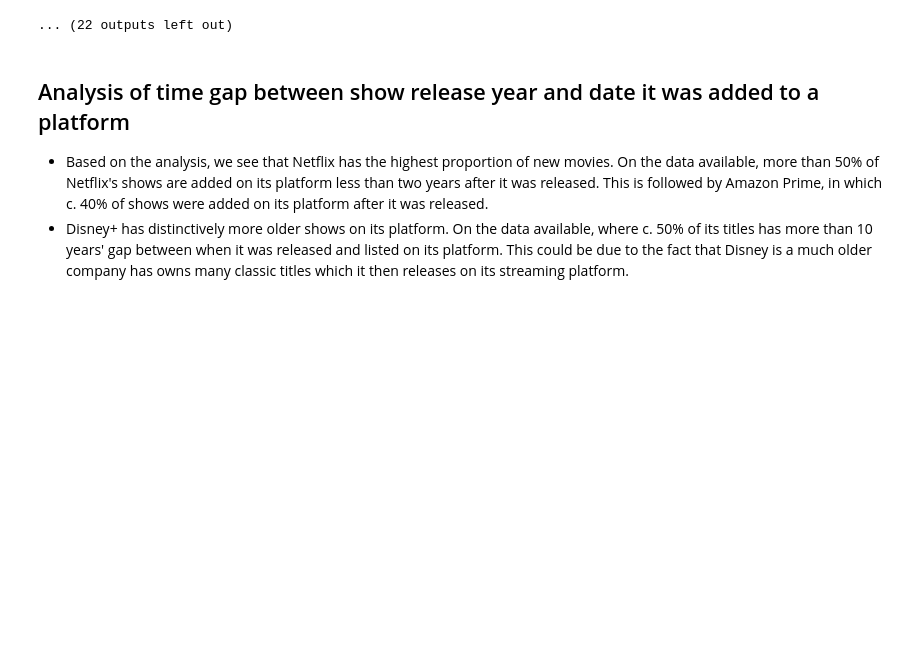
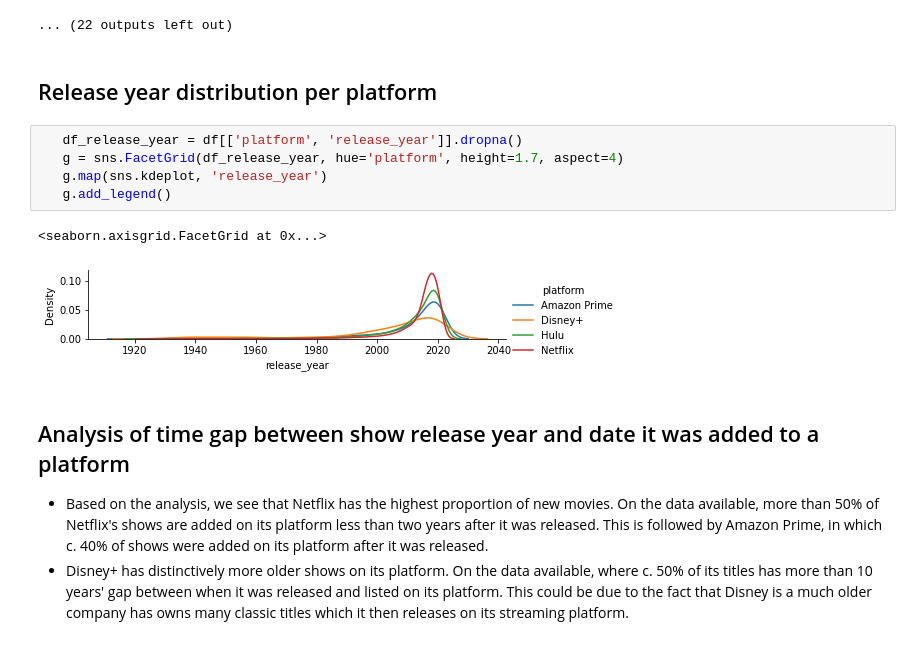
Before and after one commit to aooi5469/team1_dwp_assignment, a Jupyter notebook: Final_Data_Wrangling_Assignment.ipynb, the cells around one changed output. Drawn from its saved outputs; the diff is of its cells as text; blank space fills up the shorter version.

```diff
--- a/Final_Data_Wrangling_Assignment.ipynb
+++ b/Final_Data_Wrangling_Assignment.ipynb
@@ -1093,6 +1288,16 @@ Chart 5/17: _Comedy with 5919 titles
 Chart 6/17: _Crime & Mystery with 846 titles
 [figure]
 ... (22 outputs left out)
+# %% [markdown]
+## Release year distribution per platform
+# %%
+   df_release_year = df[['platform', 'release_year']].dropna()
+   g = sns.FacetGrid(df_release_year, hue='platform', height=1.7, aspect=4)
+   g.map(sns.kdeplot, 'release_year')
+   g.add_legend()
+# %% [output]
+<seaborn.axisgrid.FacetGrid at 0x...>
+[figure, added]
 # %% [markdown]
 ## Analysis of time gap between show release year and date it was added to a platform
 - Based on the analysis, we see that Netflix has the highest proportion of new movies. On the data available, more than 50% of Netflix's shows are added on its platform less than two years after it was released. This is followed by Amazon Prime, in which c. 40% of shows were added on its platform after it was released.
```
Also changed, not shown: parts of 24 cells of this notebook.
